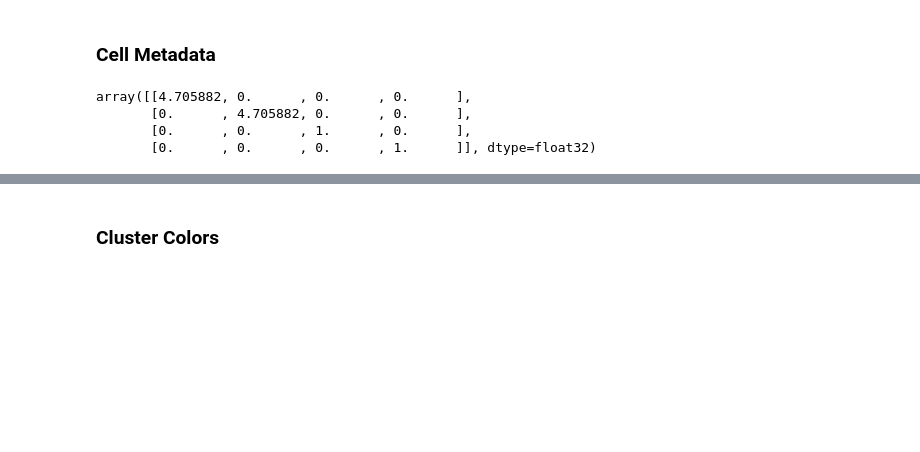
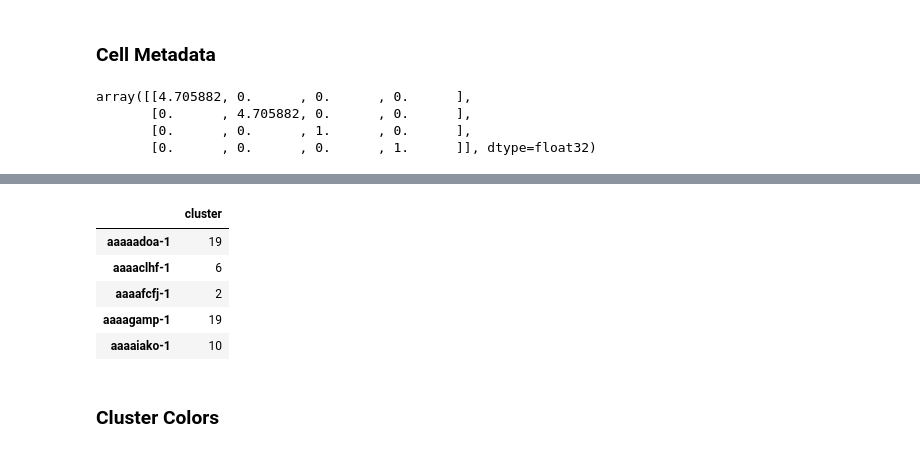
Before and after one commit to broadinstitute/celldega, a Jupyter notebook: notebooks/Pre-process_Xenium_Prime_Human_Lymph_Node_Reactive_FFPE_outs.ipynb, the cells around one changed output, grey strips where cells are left out. Cells and saved outputs as stored; diff of their text form; code cells hidden in the pictures; blank space fills up the shorter version.

```diff
--- a/notebooks/Pre-process_Xenium_Prime_Human_Lymph_Node_Reactive_FFPE_outs.ipynb
+++ b/notebooks/Pre-process_Xenium_Prime_Human_Lymph_Node_Reactive_FFPE_outs.ipynb
@@ -226,0 +248,10 @@ path_meta_cell_image = path_landscape_files + 'cell_metadata.parquet'
+# %%
+default_clustering = pd.DataFrame(default_clustering.values, index=default_clustering.index.tolist(), columns=['cluster'])
+default_clustering.head()
+# %% [output]
+|  | cluster |
+| aaaaadoa-1 | 19 |
+| aaaaclhf-1 | 6 |
+| aaaafcfj-1 | 2 |
+| aaaagamp-1 | 19 |
+| aaaaiako-1 | 10 |
```
Also changed, not shown: parts of 10 cells of this notebook, 1 other file.
